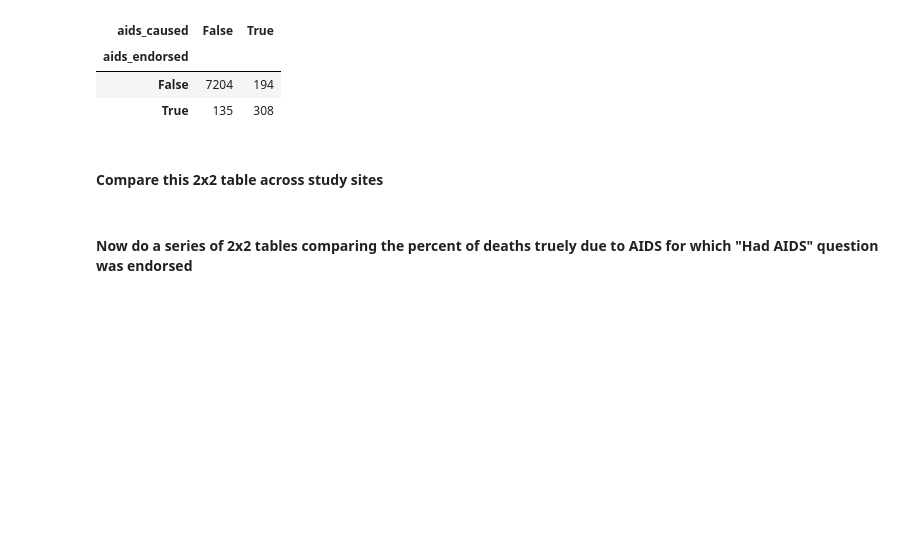
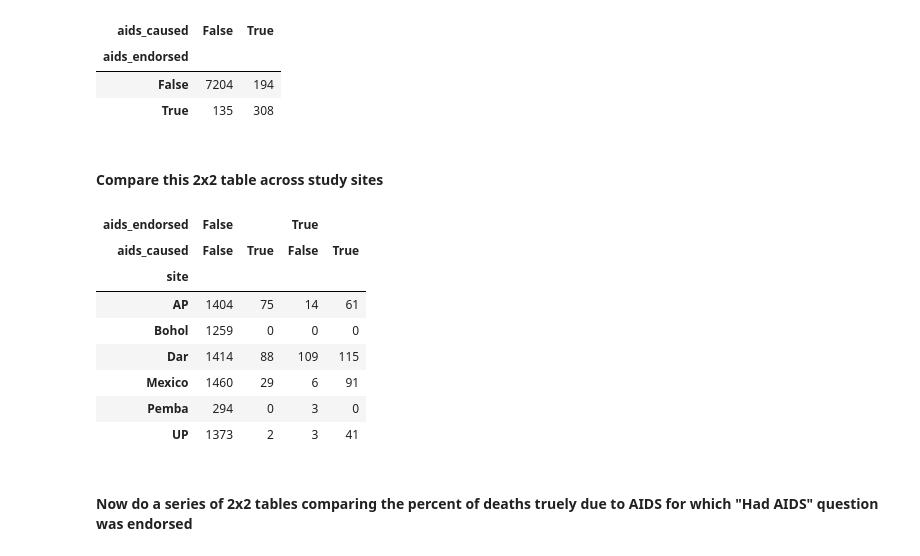
Before and after one commit to eabrasse/2014_Astr599_HW, a Jupyter notebook: tomyun/HW4.ipynb, the cells around one changed output. Cells and saved outputs as stored; diff of their text form; code cells hidden in the pictures; blank space fills up the shorter version.

Commit message:
Ensure 2x2 table shown in the notebook

```diff
--- a/tomyun/HW4.ipynb
+++ b/tomyun/HW4.ipynb
@@ -140,6 +140,17 @@ pd.crosstab(dfb['aids_endorsed'], dfb['aids_caused'])
 #### Compare this 2x2 table across study sites
 # %%
 ct = pd.crosstab(dfb['site'], [dfb['aids_endorsed'], dfb['aids_caused']])
+ct
+# %% [output]
+| aids_endorsed | False |  | True |  |
+| aids_caused | False | True | False | True |
+| site |  |  |  |  |
+| AP | 1404 | 75 | 14 | 61 |
+| Bohol | 1259 | 0 | 0 | 0 |
+| Dar | 1414 | 88 | 109 | 115 |
+| Mexico | 1460 | 29 | 6 | 91 |
+| Pemba | 294 | 0 | 3 | 0 |
+| UP | 1373 | 2 | 3 | 41 |
 # %% [markdown]
 #### Now do a series of 2x2 tables comparing the percent of deaths truely due to AIDS for which "Had AIDS" question was endorsed
 # %%
```
